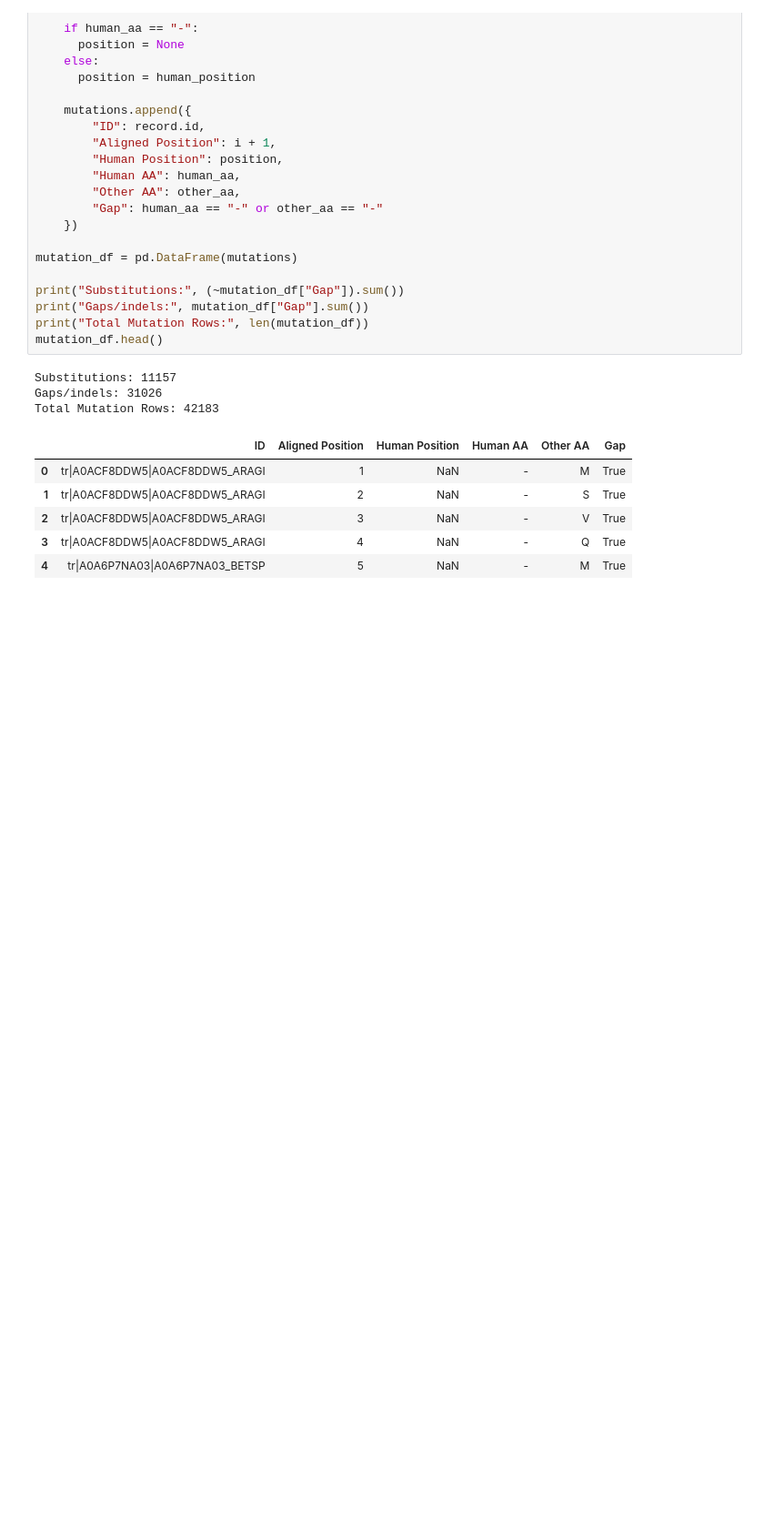
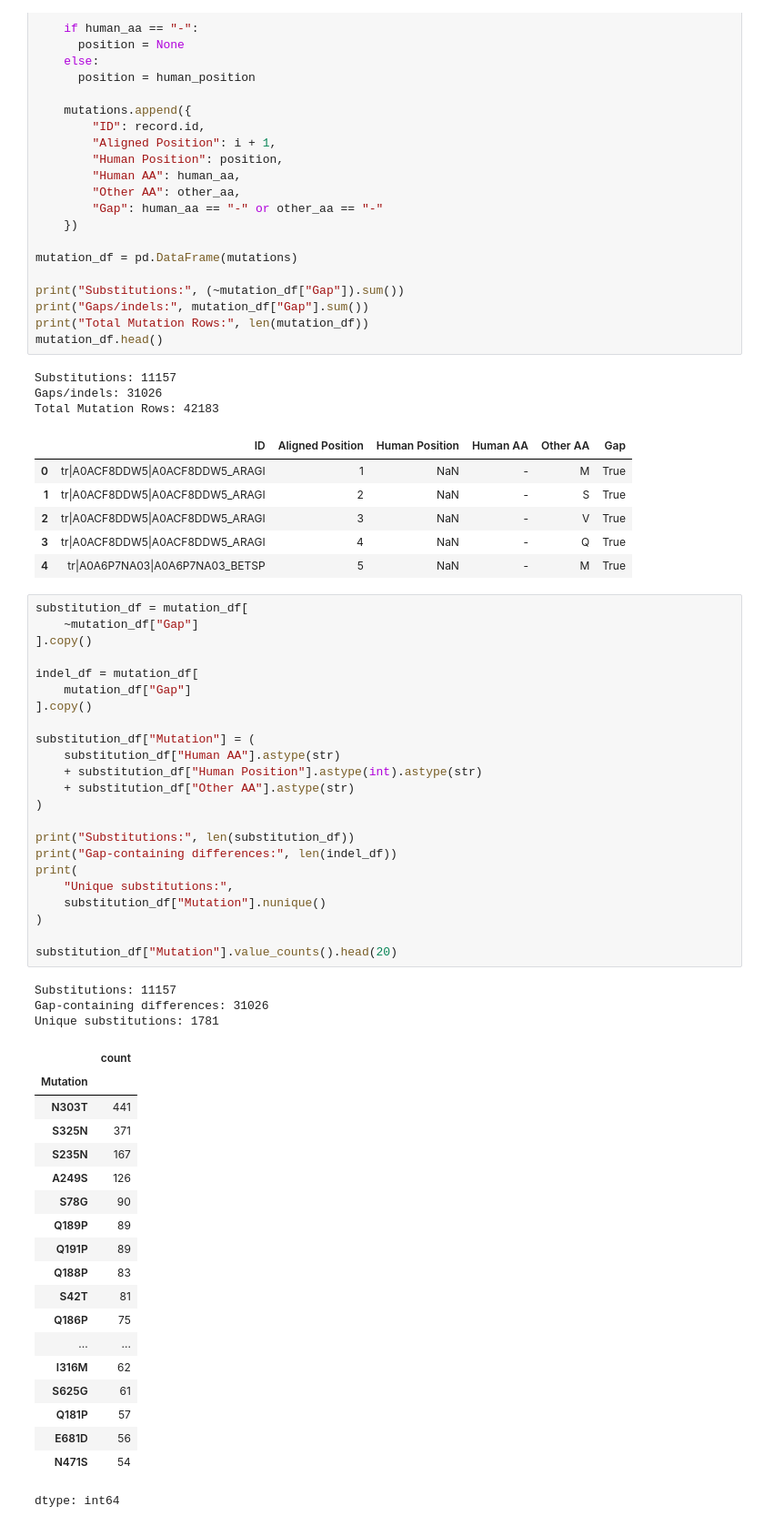
Before and after one commit to briskicedteaa/Filler-Name, a Jupyter notebook: FOXP2_analysis.ipynb, the cells around one changed output. Shown at 91% size. Drawn from its saved outputs; the diff is of its cells as text; blank space fills up the shorter version.

```diff
--- a/FOXP2_analysis.ipynb
+++ b/FOXP2_analysis.ipynb
@@ -184,3 +184,49 @@ Total Mutation Rows: 42183
 | 2 | tr|A0ACF8DDW5|A0ACF8DDW5_ARAGI | 3 | NaN | - | V | True |
 | 3 | tr|A0ACF8DDW5|A0ACF8DDW5_ARAGI | 4 | NaN | - | Q | True |
 | 4 | tr|A0A6P7NA03|A0A6P7NA03_BETSP | 5 | NaN | - | M | True |
+# %%
+substitution_df = mutation_df[
+    ~mutation_df["Gap"]
+].copy()
+
+indel_df = mutation_df[
+    mutation_df["Gap"]
+].copy()
+
+substitution_df["Mutation"] = (
+    substitution_df["Human AA"].astype(str)
+    + substitution_df["Human Position"].astype(int).astype(str)
+    + substitution_df["Other AA"].astype(str)
+)
+
+print("Substitutions:", len(substitution_df))
+print("Gap-containing differences:", len(indel_df))
+print(
+    "Unique substitutions:",
+    substitution_df["Mutation"].nunique()
+)
+
+substitution_df["Mutation"].value_counts().head(20)
+# %% [output]
+Substitutions: 11157
+Gap-containing differences: 31026
+Unique substitutions: 1781
+|  | count |
+| Mutation |  |
+| N303T | 441 |
+| S325N | 371 |
+| S235N | 167 |
+| A249S | 126 |
+| S78G | 90 |
+| Q189P | 89 |
+| Q191P | 89 |
+| Q188P | 83 |
+| S42T | 81 |
+| Q186P | 75 |
+| ... | ... |
+| I316M | 62 |
+| S625G | 61 |
+| Q181P | 57 |
+| E681D | 56 |
+| N471S | 54 |
+dtype: int64
```
Also changed, not shown: parts of 1 cell of this notebook.
